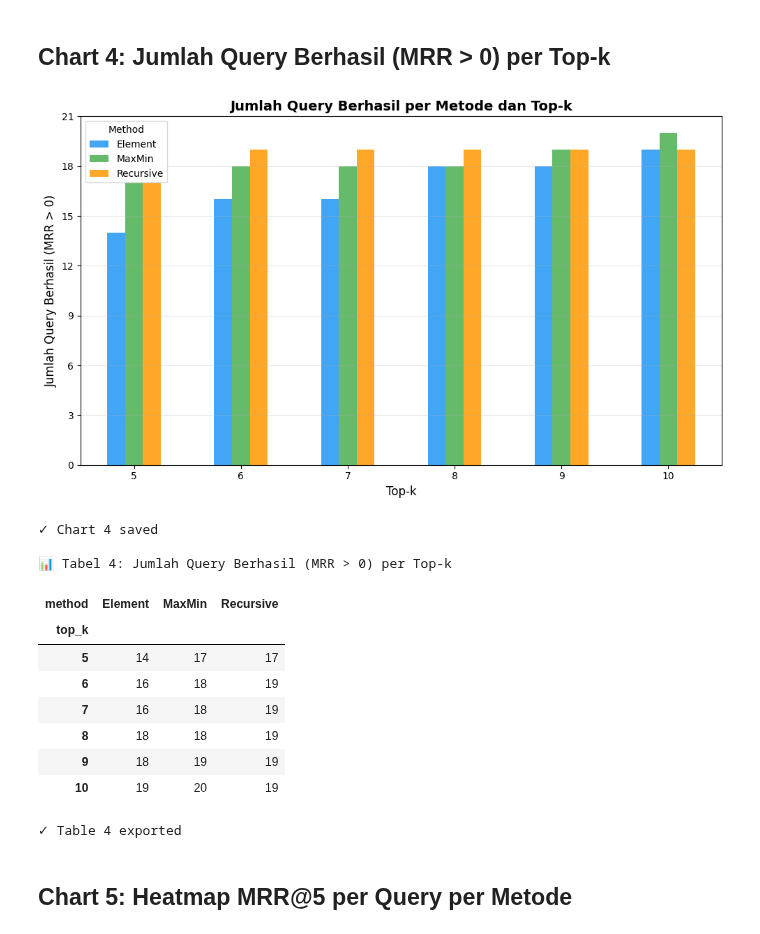
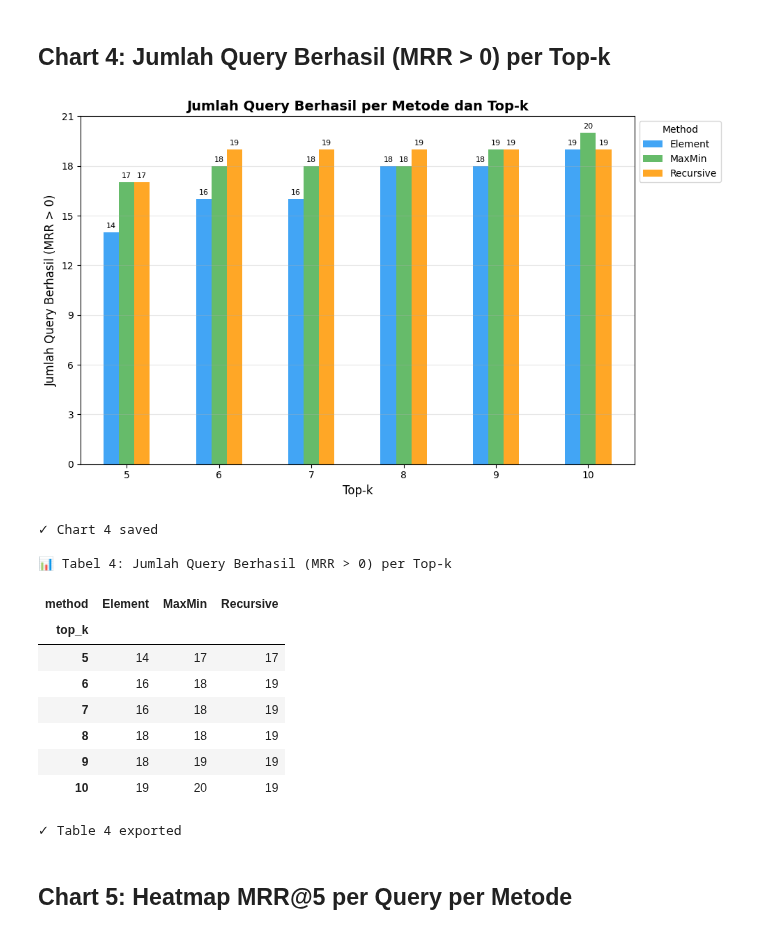
Before and after one commit to haikalthrq/rag-skripsi, a Jupyter notebook: notebooks/eval_visualization.ipynb, the cells around one changed output. Saved outputs shown, nothing was run; the diff lists cells and outputs as text; code cells hidden in the pictures.

```diff
--- a/notebooks/eval_visualization.ipynb
+++ b/notebooks/eval_visualization.ipynb
@@ -247,35 +261,39 @@ print(f"✓ Table 3 exported")
 # Chart 4 + Tabel 4: Hit count (DALAM SATU CELL)
 
 # === CHART ===
 pivot_hit = hit_df.pivot(index='top_k', columns='method', values='hit_count')
 pivot_hit.plot(kind='bar', figsize=(10, 6), color=['#42a5f5', '#66bb6a', '#ffa726'])
 
 plt.xlabel('Top-k', fontsize=12)
 plt.ylabel('Jumlah Query Berhasil (MRR > 0)', fontsize=12)
 plt.title('Jumlah Query Berhasil per Metode dan Top-k', fontsize=14, fontweight='bold')
-plt.legend(title='Method', fontsize=10)
+plt.legend(title='Method', fontsize=10, loc='upper left', bbox_to_anchor=(1, 1))
 plt.xticks(rotation=0)
 # Format Y-axis sebagai integer (bukan float)
 from matplotlib.ticker import MaxNLocator
 plt.gca().yaxis.set_major_locator(MaxNLocator(integer=True))
 
 plt.grid(axis='y', alpha=0.3)
+# Annotate values at top of each bar
+for container in plt.gca().containers:
+    plt.gca().bar_label(container, fmt='%d', padding=3, fontsize=8)
+
 plt.tight_layout()
 plt.savefig(FIG_DIR / 'chart4_hit_count.png', dpi=300, bbox_inches='tight')
 plt.show()
 print(f"✓ Chart 4 saved")
 
 # === TABEL (TEPAT DI BAWAH CHART) ===
 table4 = pivot_hit
 print("\n📊 Tabel 4: Jumlah Query Berhasil (MRR > 0) per Top-k")
 styled_table4 = table4.style.apply(highlight_max_only, axis=1)
 display(styled_table4)
 
 # Export CSV
 table4.to_csv(FIG_DIR / 'table4_hit_count.csv')
 print(f"✓ Table 4 exported")
 # %% [output]
-[figure, old version]
+[figure, new version]
 ✓ Chart 4 saved
 
 📊 Tabel 4: Jumlah Query Berhasil (MRR > 0) per Top-k
```
Also changed, not shown: parts of 2 cells of this notebook, 3 other files.
